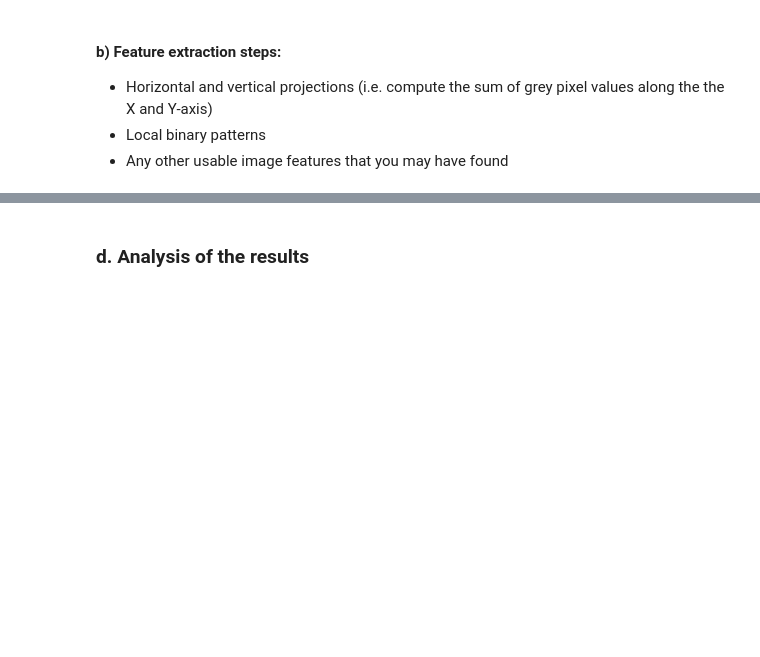
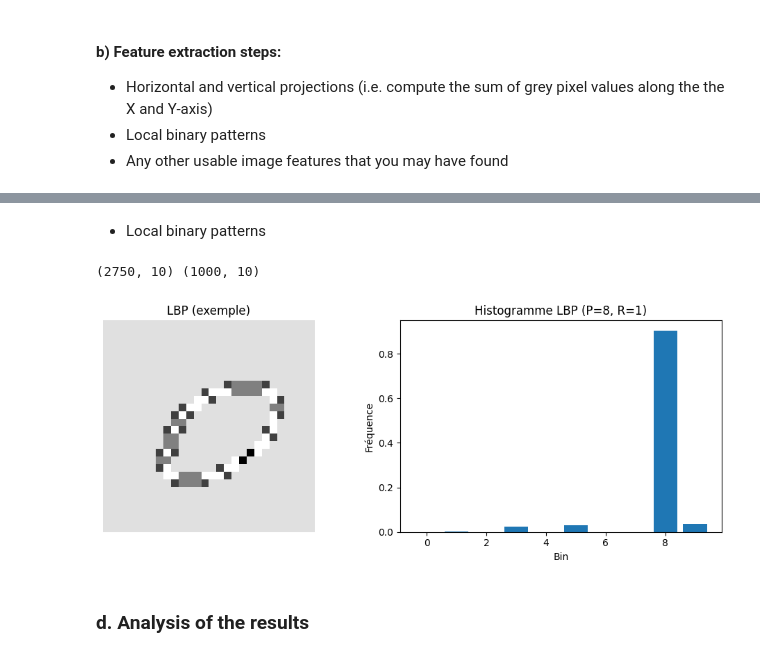
Before and after one commit to pleopleo6/FTP__ML, a Jupyter notebook: ML-PW-07-pellandini-gervasio-jaquet/ex1-digit-classification/ex1-digit-classification-pellandini-gervasio-jaquet.ipynb, the cells around one changed output, grey strips where cells are left out. Drawn from its saved outputs; the diff is of its cells as text; code cells hidden in the pictures; blank space fills up the shorter version.

```diff
--- a/ML-PW-07-pellandini-gervasio-jaquet/ex1-digit-classification/ex1-digit-classification-pellandini-gervasio-jaquet.ipynb
+++ b/ML-PW-07-pellandini-gervasio-jaquet/ex1-digit-classification/ex1-digit-classification-pellandini-gervasio-jaquet.ipynb
@@ -467,3 +499,42 @@ Results do no change much from best model (slight decrease in metrics). But
+# %% [markdown]
+* Local binary patterns
+# %%
+from skimage.feature import local_binary_pattern
+
+radius = 1
+P = 8 * radius
+method = "uniform"
+
+def lbp_features(X):
+    """X: (n, 784) ou (n, 28, 28) → retourne (n, P+2)"""
+    X = X.reshape(-1, 28, 28)
+    feats = []
+    for img in X:
+        lbp = local_binary_pattern(img, P=P, R=radius, method=method)
+        hist, _ = np.histogram(lbp.ravel(), bins=np.arange(P+3), range=(0, P+2), density=True)
+        feats.append(hist)
+    return np.vstack(feats)
+
+# prends les binaires si dispo, sinon les gris
+Xtr = X_train_bin if 'X_train_bin' in globals() else X_train_2
+Xte = X_test_bin  if 'X_test_bin'  in globals() else X_test_2
+
+lbp_train = lbp_features(Xtr)
+lbp_test  = lbp_features(Xte)
+print(lbp_train.shape, lbp_test.shape)  # (n_train, P+2) (n_test, P+2)
+
+# petite visu
+i = 3
+img = Xtr[i].reshape(28, 28)
+lbp_img = local_binary_pattern(img, P=P, R=radius, method=method)
+
+plt.figure(figsize=(10,4))
+plt.subplot(1,2,1); plt.imshow(lbp_img, cmap="gray"); plt.title("LBP (exemple)"); plt.axis("off")
+plt.subplot(1,2,2); plt.bar(range(P+2), lbp_train[i]); plt.title(f"Histogramme LBP (P={P}, R={radius})")
+plt.xlabel("Bin"); plt.ylabel("Fréquence"); plt.tight_layout(); plt.show()
+# %% [output]
+(2750, 10) (1000, 10)
+[figure, added]
 # %% [markdown]
 ### d. Analysis of the results
 # %% [markdown]
```
Also changed, not shown: parts of 11 cells of this notebook.
